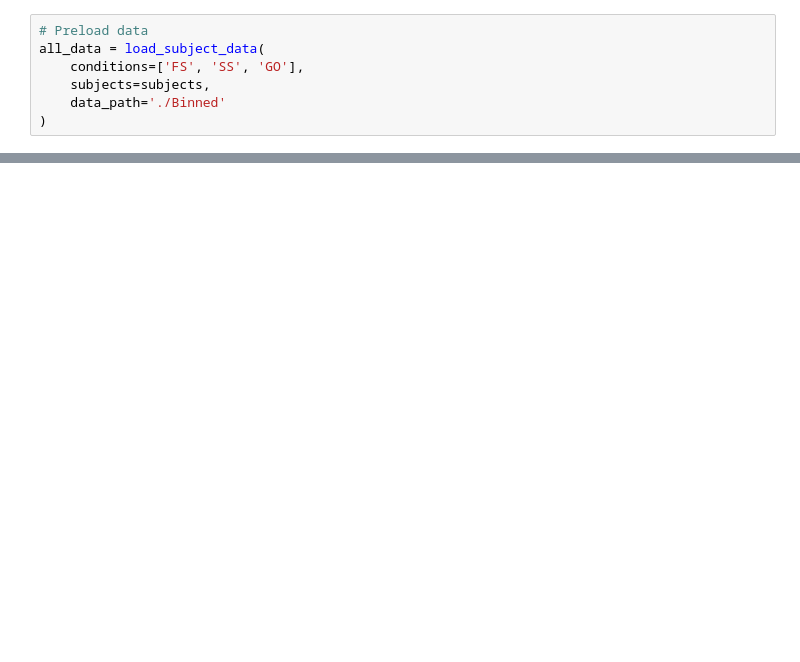
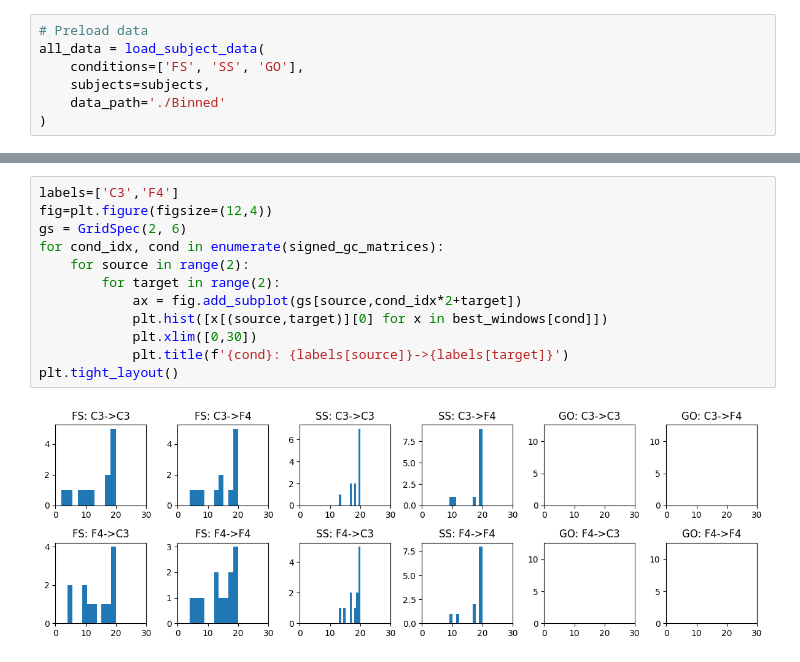
Before and after one commit to danclab/poisson_glm_granger, a Jupyter notebook: test_go_nogo.ipynb, the cells around one changed output, grey strips where cells are left out. Drawn from its saved outputs; the diff is of its cells as text; blank space fills up the shorter version.

```diff
--- a/test_go_nogo.ipynb
+++ b/test_go_nogo.ipynb
@@ -255,0 +105,14 @@ KeyboardInterrupt
+# %%
+labels=['C3','F4']
+fig=plt.figure(figsize=(12,4))
+gs = GridSpec(2, 6)
+for cond_idx, cond in enumerate(signed_gc_matrices):
+    for source in range(2):
+        for target in range(2):
+            ax = fig.add_subplot(gs[source,cond_idx*2+target])
+            plt.hist([x[(source,target)][0] for x in best_windows[cond]])
+            plt.xlim([0,30])
+            plt.title(f'{cond}: {labels[source]}->{labels[target]}')
+plt.tight_layout()
+# %% [output]
+[figure, added]
```
Also changed, not shown: parts of 8 cells of this notebook.
